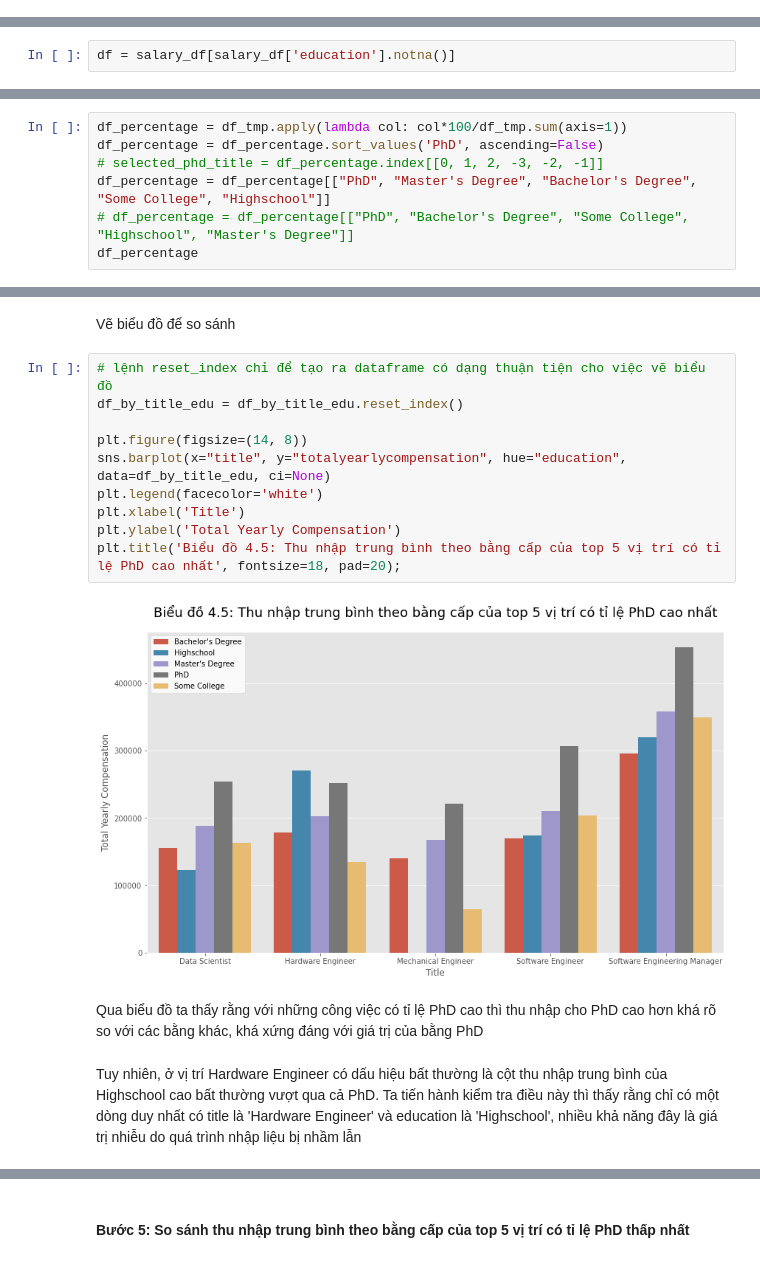
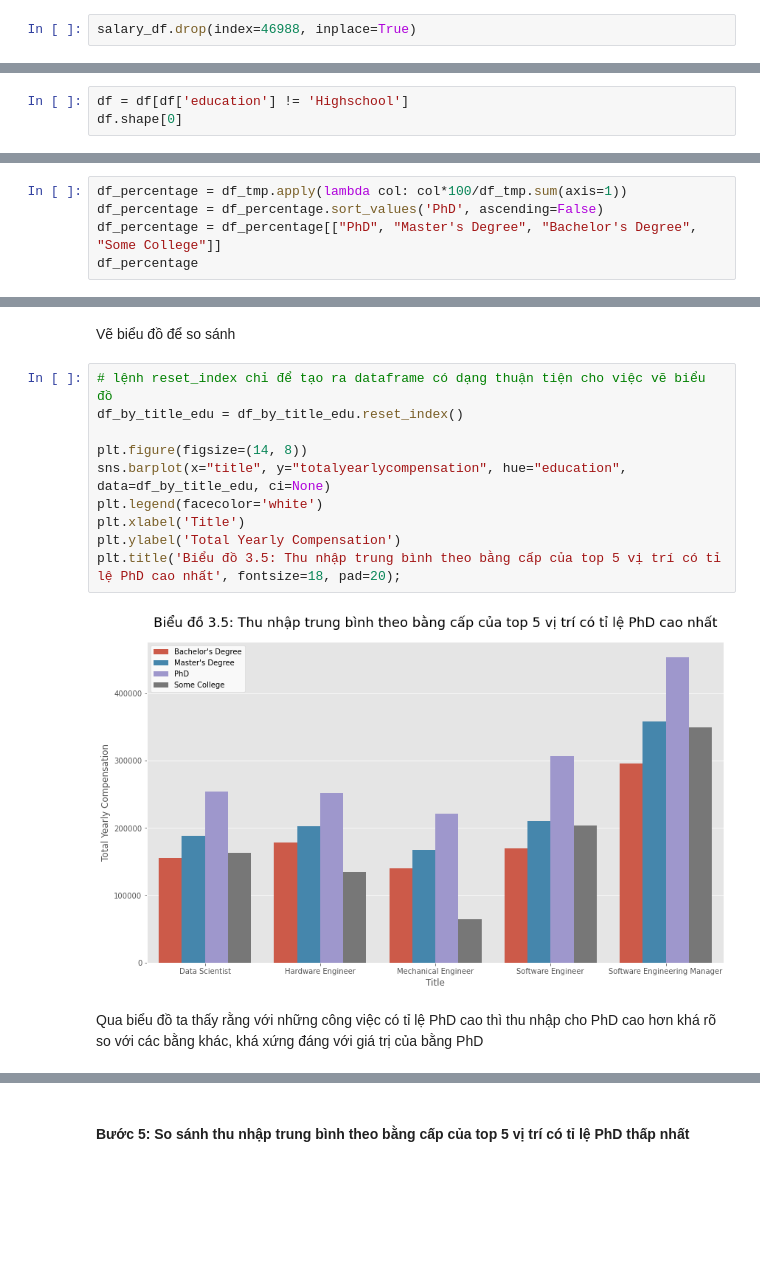
Before and after one commit to TanThinNguyen/P4DS-final-project, a Jupyter notebook: 18120085_18120090.ipynb, the cells around one changed output, grey strips where cells are left out. Saved outputs shown, nothing was run; the diff lists cells and outputs as text; blank space fills up the shorter version.

```diff
--- a/18120085_18120090.ipynb
+++ b/18120085_18120090.ipynb
@@ -248 +265,3 @@ cate_col_profiles_df.T
+# %%
+salary_df.drop(index=46988, inplace=True)
 # %% [markdown]
@@ -588,2 +760,3 @@ Trả lời được câu hỏi này sẽ giúp những người đang đang h
 # %%
-df = salary_df[salary_df['education'].notna()]
+df = df[df['education'] != 'Highschool']
+df.shape[0]
@@ -687,8 +861,6 @@ Duyệt qua từng cột, tính tỉ lệ phần trăm số người có bằng
 # %%
 df_percentage = df_tmp.apply(lambda col: col*100/df_tmp.sum(axis=1))
 df_percentage = df_percentage.sort_values('PhD', ascending=False)
-# selected_phd_title = df_percentage.index[[0, 1, 2, -3, -2, -1]]
-df_percentage = df_percentage[["PhD", "Master's Degree", "Bachelor's Degree", "Some College", "Highschool"]]
-# df_percentage = df_percentage[["PhD", "Bachelor's Degree", "Some College", "Highschool", "Master's Degree"]]
+df_percentage = df_percentage[["PhD", "Master's Degree", "Bachelor's Degree", "Some College"]]
 df_percentage
 # %% [output]
@@ -780,16 +933,14 @@ Vẽ biểu đồ để so sánh
 # %%
 # lệnh reset_index chỉ để tạo ra dataframe có dạng thuận tiện cho việc vẽ biểu đồ
 df_by_title_edu = df_by_title_edu.reset_index()
 
 plt.figure(figsize=(14, 8))
 sns.barplot(x="title", y="totalyearlycompensation", hue="education", data=df_by_title_edu, ci=None)
 plt.legend(facecolor='white')
 plt.xlabel('Title')
 plt.ylabel('Total Yearly Compensation')
-plt.title('Biểu đồ 4.5: Thu nhập trung bình theo bằng cấp của top 5 vị trí có tỉ lệ PhD cao nhất', fontsize=18, pad=20);
+plt.title('Biểu đồ 3.5: Thu nhập trung bình theo bằng cấp của top 5 vị trí có tỉ lệ PhD cao nhất', fontsize=18, pad=20);
 # %% [output]
-[figure, old version]
+[figure, new version]
 # %% [markdown]
 Qua biểu đồ ta thấy rằng với những công việc có tỉ lệ PhD cao thì thu nhập cho PhD cao hơn khá rõ so với các bằng khác, khá xứng đáng với giá trị của bằng PhD
-# %% [markdown]
-Tuy nhiên, ở vị trí Hardware Engineer có dấu hiệu bất thường là cột thu nhập trung bình của Highschool cao bất thường vượt qua cả PhD. Ta tiến hành kiểm tra điều này thì thấy rằng chỉ có một dòng duy nhất có title là 'Hardware Engineer' và education là 'Highschool', nhiều khả năng đây là giá trị nhiễu do quá trình nhập liệu bị nhầm lẫn
```
Also changed, not shown: parts of 98 cells of this notebook.
